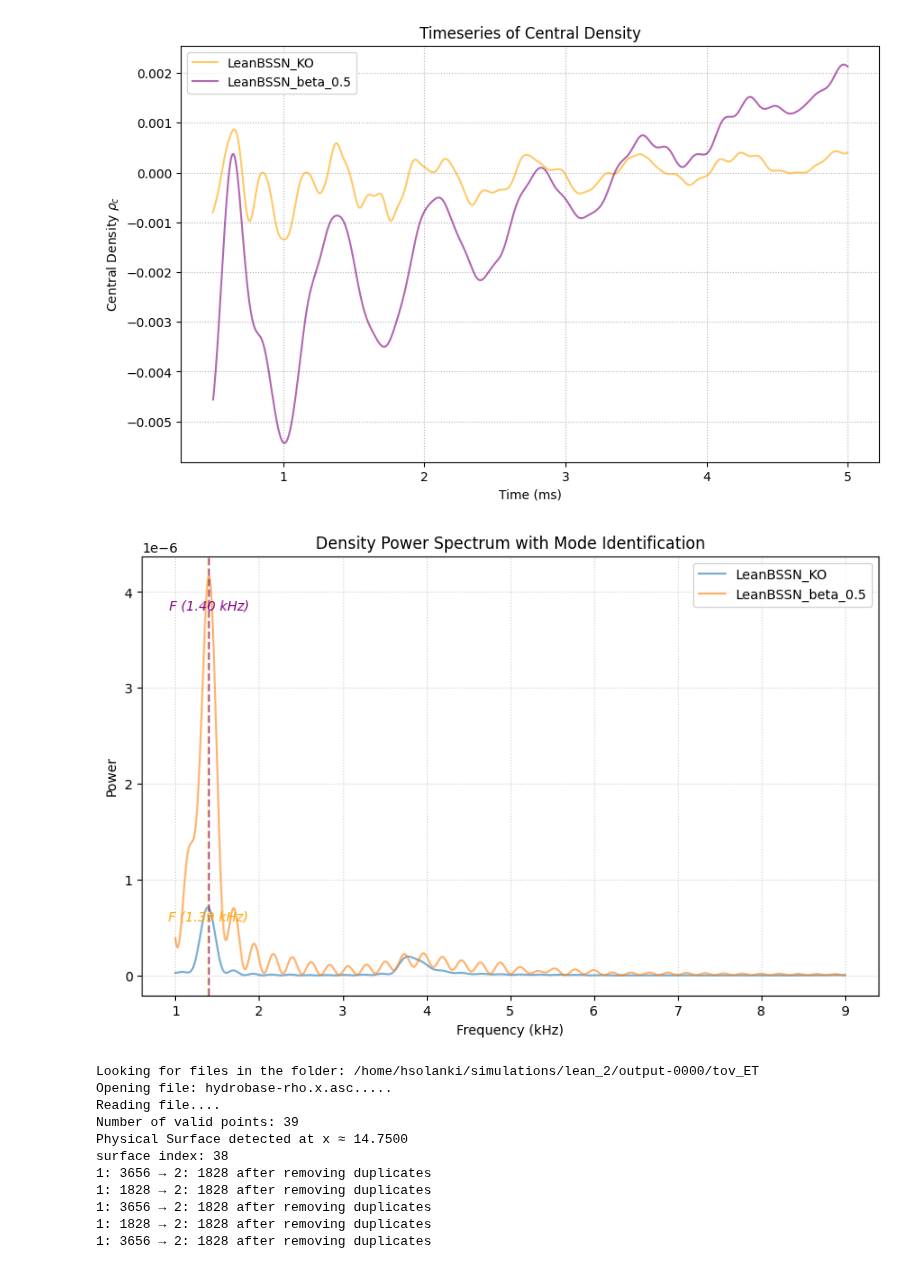
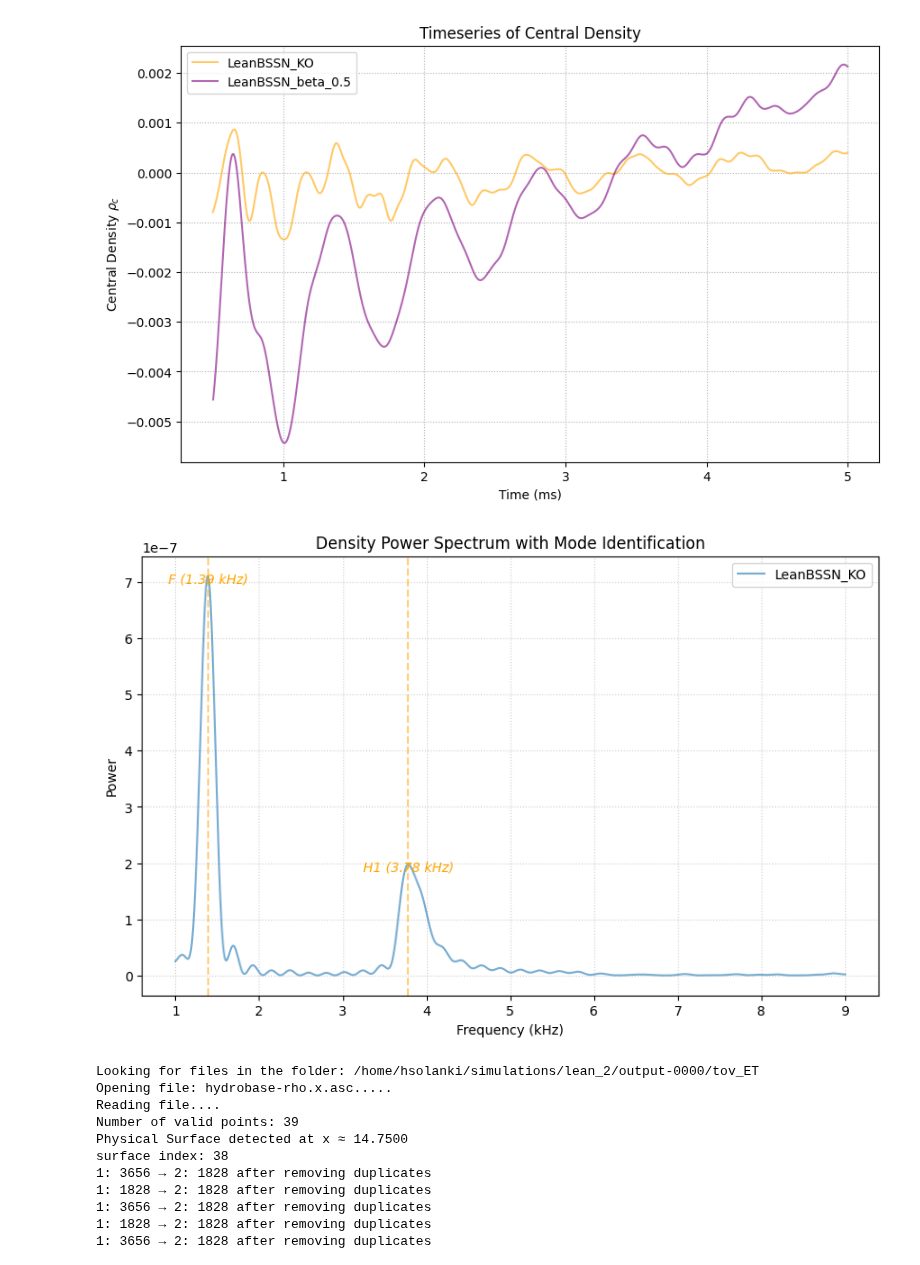
Before and after one commit to harsh-c0ds/My-Work, a Jupyter notebook: TOV/mode_ext.ipynb, the cells around one changed output. Saved outputs shown, nothing was run; the diff lists cells and outputs as text; code cells hidden in the pictures.

```diff
--- a/TOV/mode_ext.ipynb
+++ b/TOV/mode_ext.ipynb
@@ -324,7 +324,7 @@ peaks_b2, properties = find_peaks(
 # F_c_h = freq_h[peaks_h[0]]  # Frequency of fundamental mode in kHz
 F_c_b = freq_b[peaks_b[0]]  # Frequency of fundamental mode in kHz
 F_c_b2 = freq_b2[peaks_b2[0]]  # Frequency of fundamental mode in kHz
-labels = ["F"]
+labels = ["F","H1"]
 
 # --- Plotting the Raw Comparison ---
 plt.figure(figsize=(10, 6))
@@ -334,7 +334,7 @@ plt.figure(figsize=(10, 6))
 # plt.plot(freq_m, power_m, alpha=0.6, label="LeanBSSN_mid")
 # plt.plot(freq_h, power_h, alpha=0.6, label="LeanBSSN_high")
 plt.plot(freq_b, power_b, alpha=0.6, label="LeanBSSN_KO")
-plt.plot(freq_b2, power_b2, alpha=0.6, label="LeanBSSN_beta_0.5")
+#plt.plot(freq_b2, power_b2, alpha=0.6, label="LeanBSSN_beta_0.5")
 # --- package peak information ---
 spectra = [
     # {
@@ -371,52 +371,53 @@ spectra = [
         "labels": labels,
         "color": "orange",
         "name": "LeanBSSN_KO",
-        "yoffset": -10
+        "yoffset": -5,
+        "xoffset": 10
     },
 
-    {
-        "freq": freq_b2,
-        "power": power_b2,
-        "peaks": peaks_b2,
-        "labels": labels,
-        "color": "purple",
-        "name": "LeanBSSN_beta_0.5",
-        "yoffset": -25
-    },
+    # {
+    #     "freq": freq_b2,
+    #     "power": power_b2,
+    #     "peaks": peaks_b2,
+    #     "labels": labels,
+    #     "color": "purple",
+    #     "name": "LeanBSSN_beta_0.5",
+    #     "yoffset": -25
+    # },
 ]
 
 # --- annotate peaks ---
 for spec in spectra:
     for i, peak_idx in enumerate(spec["peaks"][:len(spec["labels"])]):
         x = spec["freq"][peak_idx]
         y = spec["power"][peak_idx]
 
         plt.axvline(
             x=x,
             color=spec["color"],
             linestyle="--",
             alpha=0.5
         )
 
         plt.annotate(
             f"{spec['labels'][i]} ({x:.2f} kHz)",
             xy=(x, y),
             xytext=(0, spec["yoffset"]),
             textcoords="offset points",
             ha="center",
             fontstyle="italic",
             color=spec["color"]
         )
 
 plt.xlabel("Frequency (kHz)")
 plt.ylabel("Power")
 plt.title("Density Power Spectrum with Mode Identification")
 plt.legend()
 plt.grid(True, linestyle=":", alpha=0.6)
 #plt.savefig(output_dir+"lean_psd_beta_1.png")
 plt.show()
 # %% [output]
-[figure, old version]
+[figure, new version]
 # %%
 ### Eigenfunction Extraction ###
 
```
Also changed, not shown: 1 other file.
